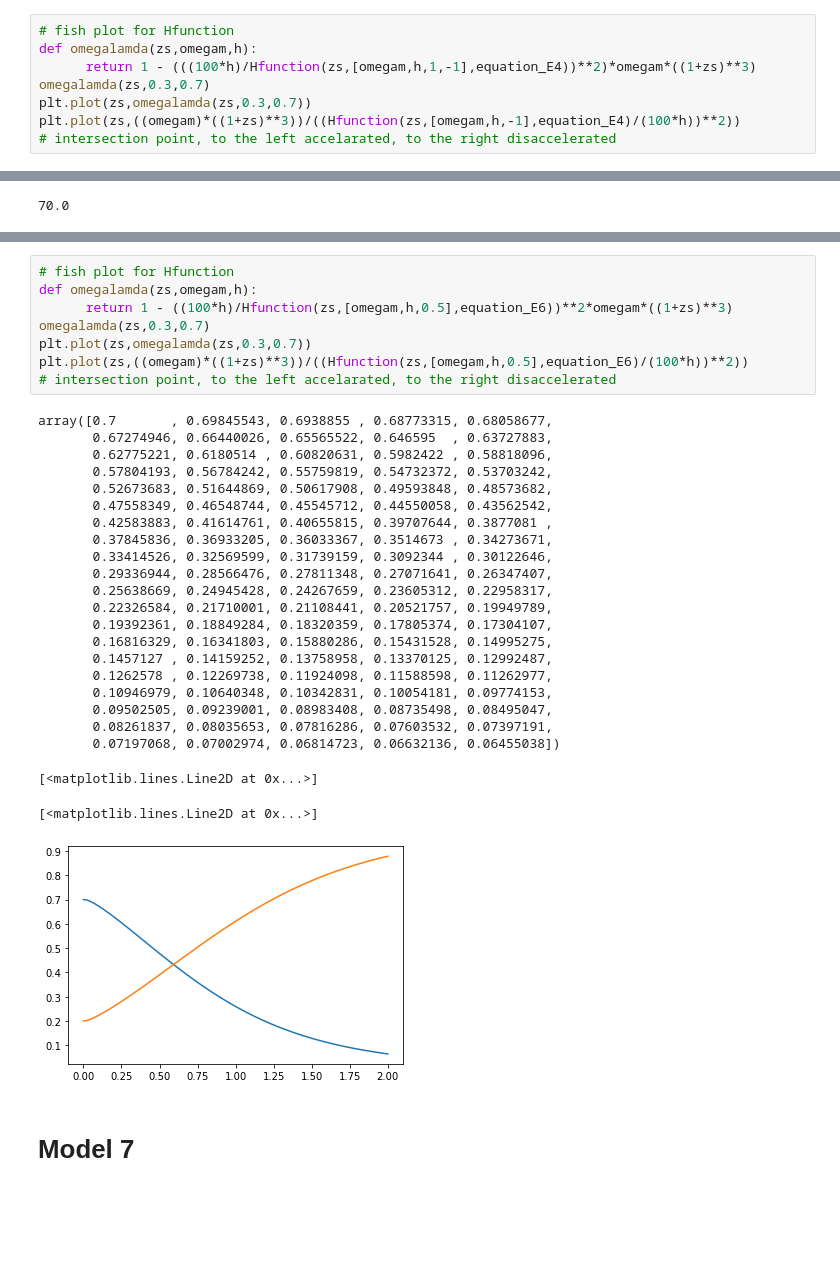
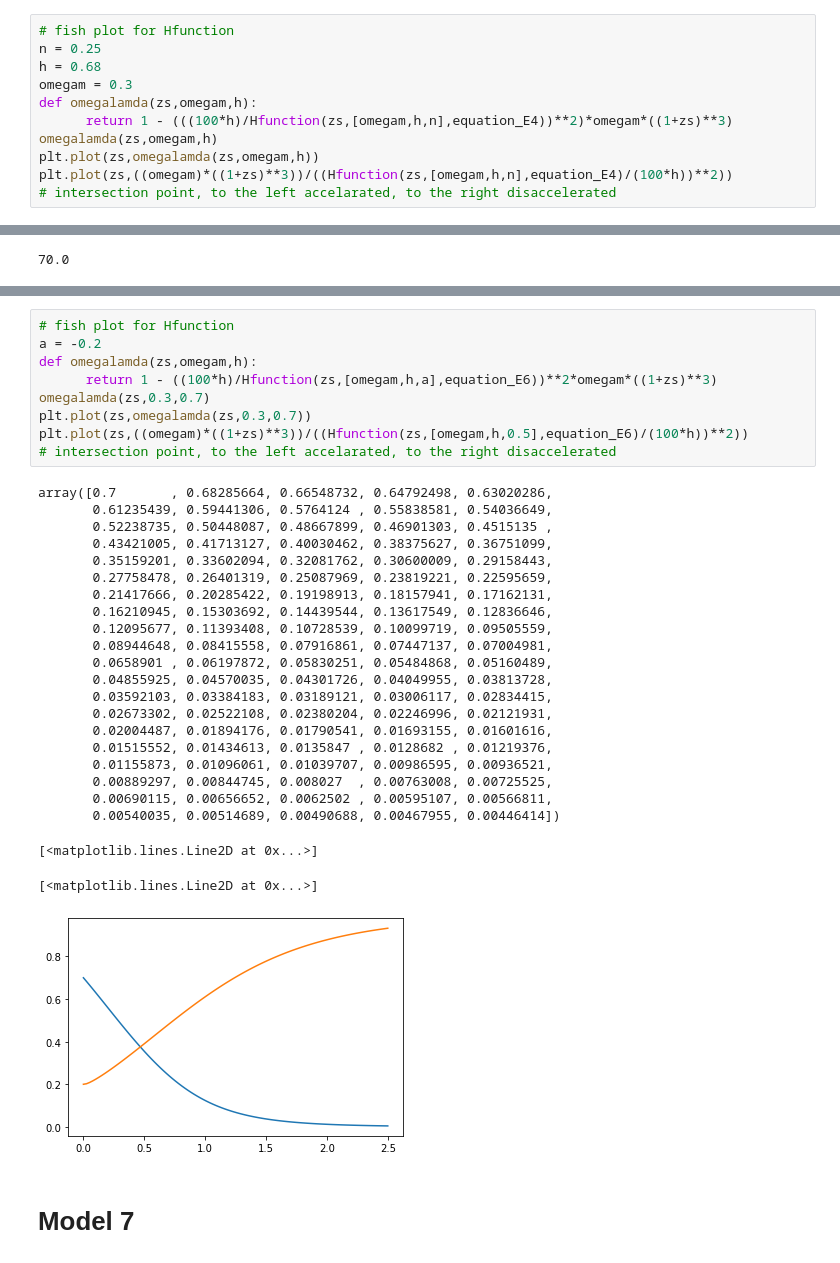
Before and after one commit to ViktorGakis/fishplots, a Jupyter notebook: fishplots.ipynb, the cells around one changed output, grey strips where cells are left out. Drawn from its saved outputs; the diff is of its cells as text; blank space fills up the shorter version.

```diff
--- a/fishplots.ipynb
+++ b/fishplots.ipynb
@@ -355,10 +355,13 @@ plt.plot(zs,Ηfunction(zs,[0.3,0.7,1],equation_E4))
 [figure]
 # %%
 # fish plot for Ηfunction
+n = 0.25
+h = 0.68
+omegam = 0.3
 def omegalamda(zs,omegam,h):
-      return 1 - (((100*h)/Ηfunction(zs,[omegam,h,1,-1],equation_E4))**2)*omegam*((1+zs)**3)
-omegalamda(zs,0.3,0.7)
-plt.plot(zs,omegalamda(zs,0.3,0.7))
-plt.plot(zs,((omegam)*((1+zs)**3))/((Ηfunction(zs,[omegam,h,-1],equation_E4)/(100*h))**2))
+      return 1 - (((100*h)/Ηfunction(zs,[omegam,h,n],equation_E4))**2)*omegam*((1+zs)**3)
+omegalamda(zs,omegam,h)
+plt.plot(zs,omegalamda(zs,omegam,h))
+plt.plot(zs,((omegam)*((1+zs)**3))/((Ηfunction(zs,[omegam,h,n],equation_E4)/(100*h))**2))
 # intersection point, to the left accelarated, to the right disaccelerated
 # %% [output]
@@ -449,35 +455,36 @@ plt.plot(zs,Ηfunction(zs,[0.3,0.7,0.5],equation_E6))
 # %%
 # fish plot for Ηfunction
+a = -0.2
 def omegalamda(zs,omegam,h):
-      return 1 - ((100*h)/Ηfunction(zs,[omegam,h,0.5],equation_E6))**2*omegam*((1+zs)**3)
+      return 1 - ((100*h)/Ηfunction(zs,[omegam,h,a],equation_E6))**2*omegam*((1+zs)**3)
 omegalamda(zs,0.3,0.7)
 plt.plot(zs,omegalamda(zs,0.3,0.7))
 plt.plot(zs,((omegam)*((1+zs)**3))/((Ηfunction(zs,[omegam,h,0.5],equation_E6)/(100*h))**2))
 # intersection point, to the left accelarated, to the right disaccelerated
 # %% [output]
-array([0.7       , 0.69845543, 0.6938855 , 0.68773315, 0.68058677,
-       0.67274946, 0.66440026, 0.65565522, 0.646595  , 0.63727883,
-       0.62775221, 0.6180514 , 0.60820631, 0.5982422 , 0.58818096,
-       0.57804193, 0.56784242, 0.55759819, 0.54732372, 0.53703242,
-       0.52673683, 0.51644869, 0.50617908, 0.49593848, 0.48573682,
-       0.47558349, 0.46548744, 0.45545712, 0.44550058, 0.43562542,
-       0.42583883, 0.41614761, 0.40655815, 0.39707644, 0.3877081 ,
-       0.37845836, 0.36933205, 0.36033367, 0.3514673 , 0.34273671,
-       0.33414526, 0.32569599, 0.31739159, 0.3092344 , 0.30122646,
-       0.29336944, 0.28566476, 0.27811348, 0.27071641, 0.26347407,
-       0.25638669, 0.24945428, 0.24267659, 0.23605312, 0.22958317,
-       0.22326584, 0.21710001, 0.21108441, 0.20521757, 0.19949789,
-       0.19392361, 0.18849284, 0.18320359, 0.17805374, 0.17304107,
-       0.16816329, 0.16341803, 0.15880286, 0.15431528, 0.14995275,
-       0.1457127 , 0.14159252, 0.13758958, 0.13370125, 0.12992487,
-       0.1262578 , 0.12269738, 0.11924098, 0.11588598, 0.11262977,
-       0.10946979, 0.10640348, 0.10342831, 0.10054181, 0.09774153,
-       0.09502505, 0.09239001, 0.08983408, 0.08735498, 0.08495047,
-       0.08261837, 0.08035653, 0.07816286, 0.07603532, 0.07397191,
-       0.07197068, 0.07002974, 0.06814723, 0.06632136, 0.06455038])
+array([0.7       , 0.68285664, 0.66548732, 0.64792498, 0.63020286,
+       0.61235439, 0.59441306, 0.5764124 , 0.55838581, 0.54036649,
+       0.52238735, 0.50448087, 0.48667899, 0.46901303, 0.4515135 ,
+       0.43421005, 0.41713127, 0.40030462, 0.38375627, 0.36751099,
+       0.35159201, 0.33602094, 0.32081762, 0.30600009, 0.29158443,
+       0.27758478, 0.26401319, 0.25087969, 0.23819221, 0.22595659,
+       0.21417666, 0.20285422, 0.19198913, 0.18157941, 0.17162131,
+       0.16210945, 0.15303692, 0.14439544, 0.13617549, 0.12836646,
+       0.12095677, 0.11393408, 0.10728539, 0.10099719, 0.09505559,
+       0.08944648, 0.08415558, 0.07916861, 0.07447137, 0.07004981,
+       0.0658901 , 0.06197872, 0.05830251, 0.05484868, 0.05160489,
+       0.04855925, 0.04570035, 0.04301726, 0.04049955, 0.03813728,
+       0.03592103, 0.03384183, 0.03189121, 0.03006117, 0.02834415,
+       0.02673302, 0.02522108, 0.02380204, 0.02246996, 0.02121931,
+       0.02004487, 0.01894176, 0.01790541, 0.01693155, 0.01601616,
+       0.01515552, 0.01434613, 0.0135847 , 0.0128682 , 0.01219376,
+       0.01155873, 0.01096061, 0.01039707, 0.00986595, 0.00936521,
+       0.00889297, 0.00844745, 0.008027  , 0.00763008, 0.00725525,
+       0.00690115, 0.00656652, 0.0062502 , 0.00595107, 0.00566811,
+       0.00540035, 0.00514689, 0.00490688, 0.00467955, 0.00446414])
 [<matplotlib.lines.Line2D at 0x...>]
 [<matplotlib.lines.Line2D at 0x...>]
-[figure, old version]
+[figure, new version]
 # %% [markdown]
 # Model 7
 # %%
```
Also changed, not shown: parts of 5 cells of this notebook.
